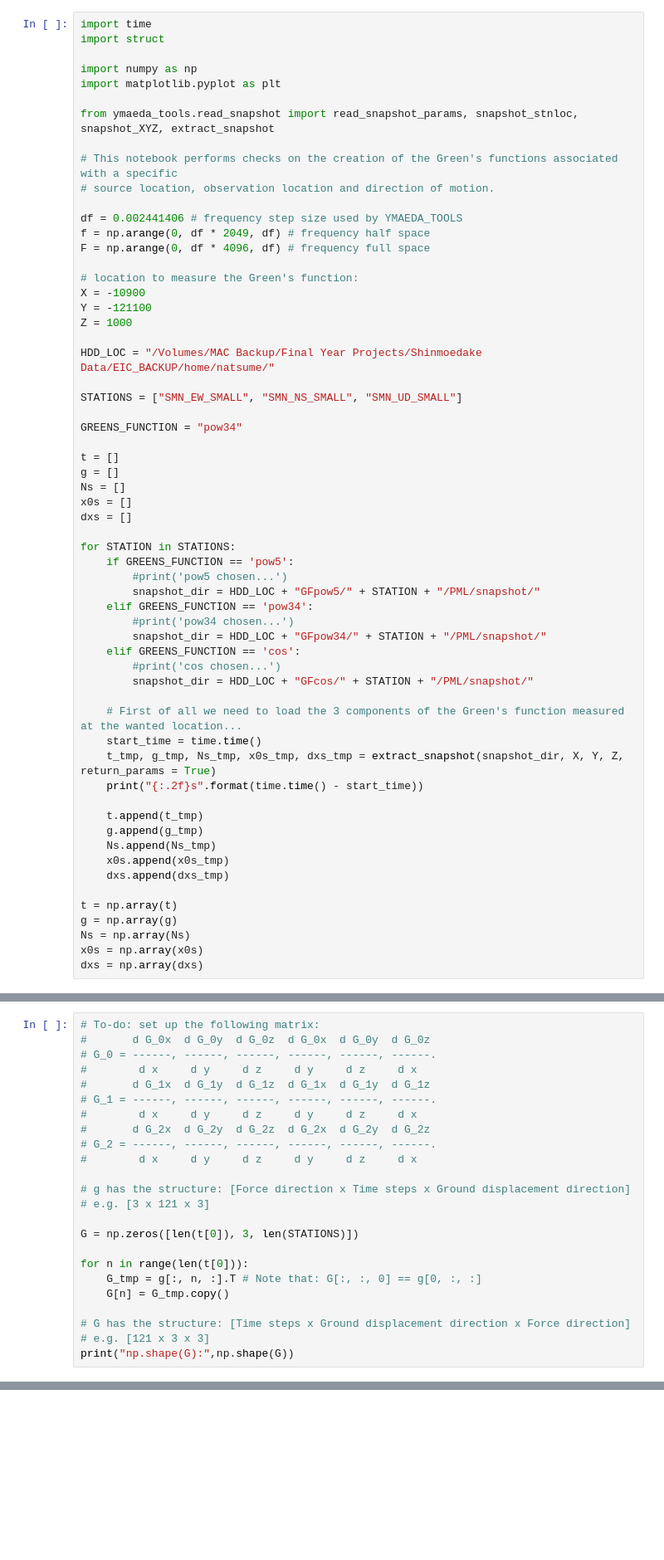
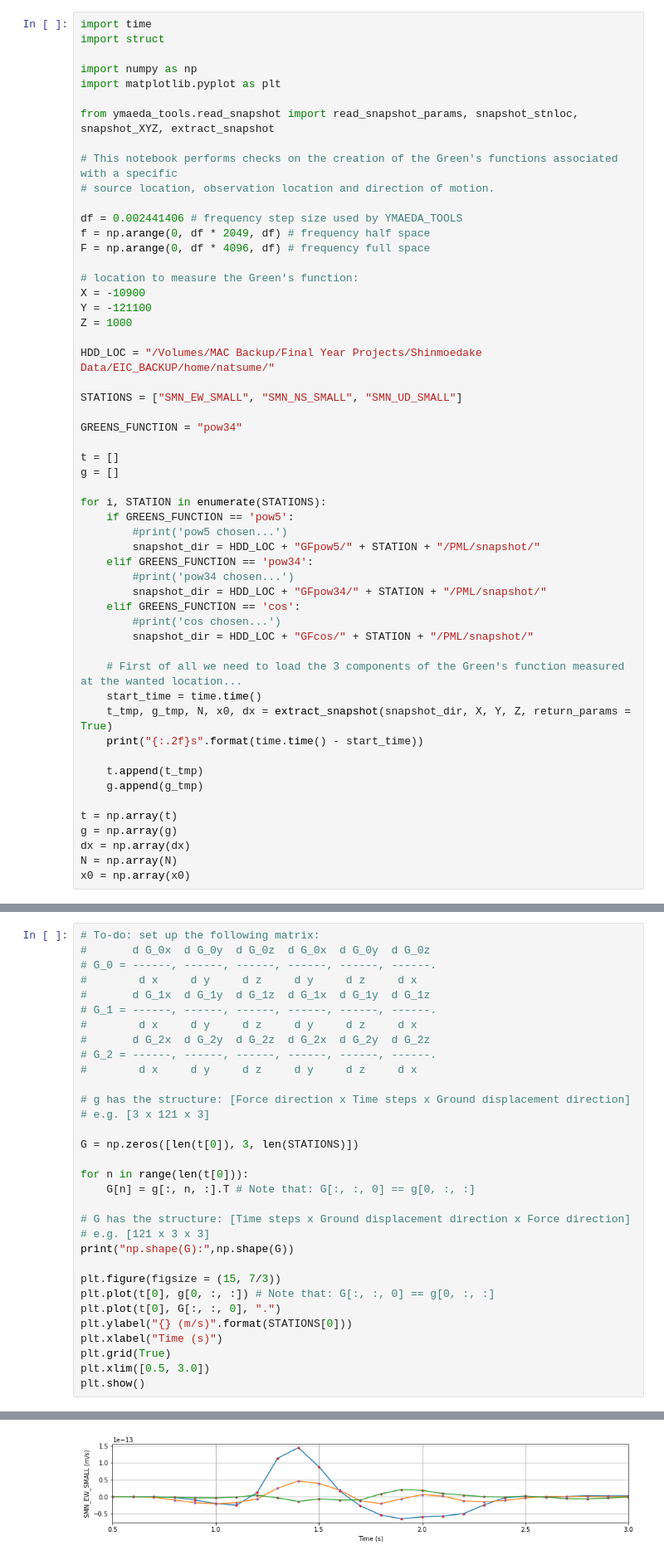
Before and after one commit to natsunoyuki/seismic_analysis_tools, a Jupyter notebook: ymaeda_tools_make_inv_data_check.ipynb, the cells around one changed output, grey strips where cells are left out. Shown at 83% size. Saved outputs shown, nothing was run; the diff lists cells and outputs as text; blank space fills up the shorter version.

```diff
--- a/ymaeda_tools_make_inv_data_check.ipynb
+++ b/ymaeda_tools_make_inv_data_check.ipynb
@@ -27,11 +27,8 @@ GREENS_FUNCTION = "pow34"
 
 t = []
 g = []
-Ns = []
-x0s = []
-dxs = []
 
-for STATION in STATIONS:
+for i, STATION in enumerate(STATIONS):
     if GREENS_FUNCTION == 'pow5':
         #print('pow5 chosen...')
         snapshot_dir = HDD_LOC + "GFpow5/" + STATION + "/PML/snapshot/"
@@ -44,17 +41,14 @@ for STATION in STATIONS:
 
     # First of all we need to load the 3 components of the Green's function measured at the wanted location...
     start_time = time.time()
-    t_tmp, g_tmp, Ns_tmp, x0s_tmp, dxs_tmp = extract_snapshot(snapshot_dir, X, Y, Z, return_params = True)
+    t_tmp, g_tmp, N, x0, dx = extract_snapshot(snapshot_dir, X, Y, Z, return_params = True)
     print("{:.2f}s".format(time.time() - start_time))
 
     t.append(t_tmp)
     g.append(g_tmp)
-    Ns.append(Ns_tmp)
-    x0s.append(x0s_tmp)
-    dxs.append(dxs_tmp)
 
 t = np.array(t)
 g = np.array(g)
-Ns = np.array(Ns)
-x0s = np.array(x0s)
-dxs = np.array(dxs)
+dx = np.array(dx)
+N = np.array(N)
+x0 = np.array(x0)
@@ -101,9 +113,18 @@ plt.show()
 G = np.zeros([len(t[0]), 3, len(STATIONS)])
 
 for n in range(len(t[0])):
-    G_tmp = g[:, n, :].T # Note that: G[:, :, 0] == g[0, :, :]
-    G[n] = G_tmp.copy()
+    G[n] = g[:, n, :].T # Note that: G[:, :, 0] == g[0, :, :]
 
 # G has the structure: [Time steps x Ground displacement direction x Force direction]
 # e.g. [121 x 3 x 3]
 print("np.shape(G):",np.shape(G))
+
+plt.figure(figsize = (15, 7/3))
+plt.plot(t[0], g[0, :, :]) # Note that: G[:, :, 0] == g[0, :, :]
+plt.plot(t[0], G[:, :, 0], ".")
+plt.ylabel("{} (m/s)".format(STATIONS[0]))
+plt.xlabel("Time (s)")
+plt.grid(True)
+plt.xlim([0.5, 3.0])
+plt.show()
+# %% [output]
@@ -109,0 +132 @@ print("np.shape(G):",np.shape(G))
+[figure, added]
```
Also changed, not shown: parts of 4 cells of this notebook.
